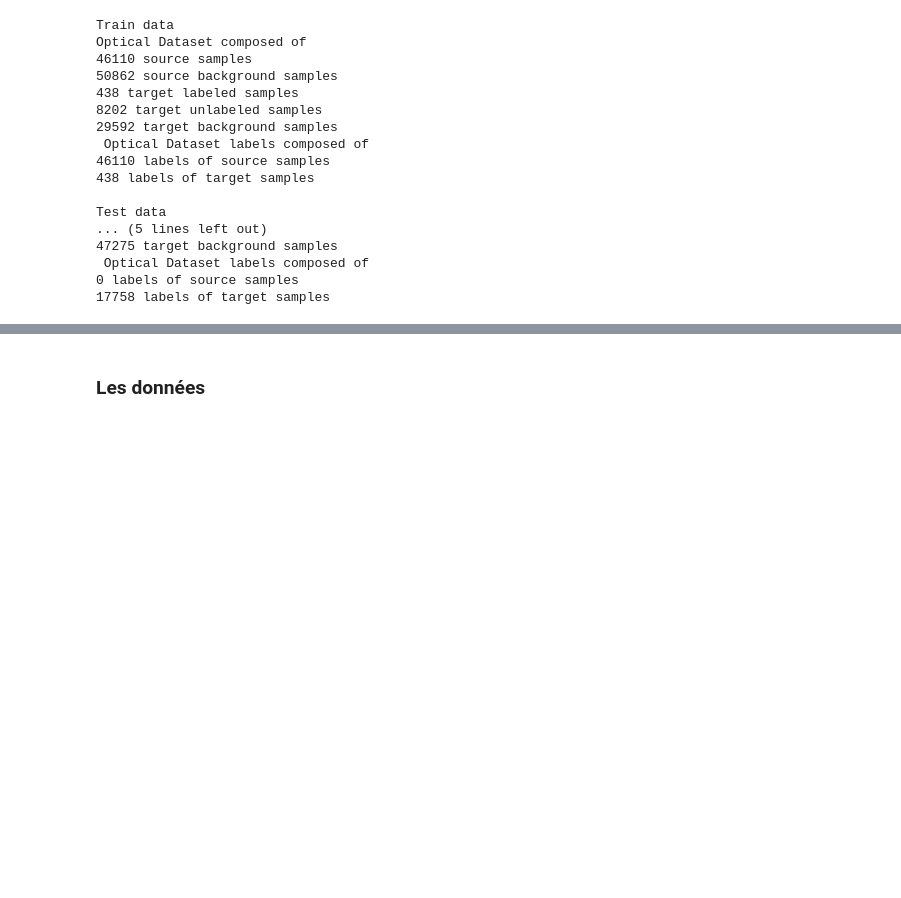
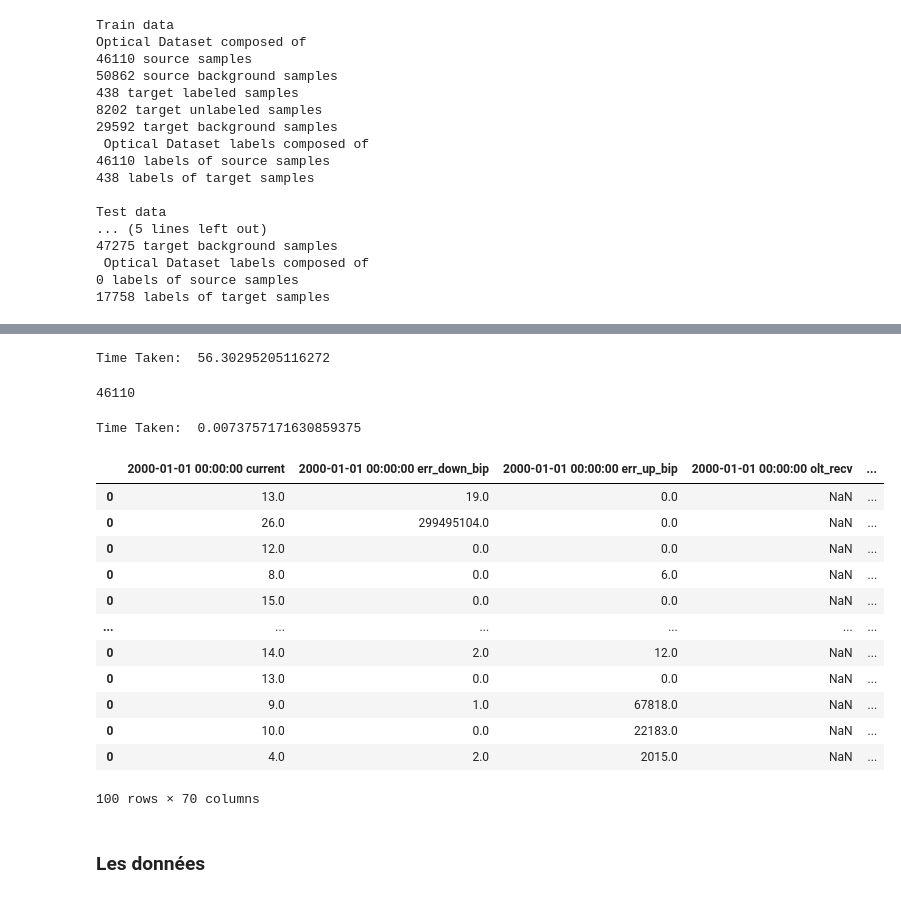
Before and after one commit to aflatoune/Huawei, a Jupyter notebook: oan_failure_starting_kit.ipynb, the cells around one changed output, grey strips where cells are left out. Cells and saved outputs as stored; diff of their text form; code cells hidden in the pictures; blank space fills up the shorter version.

Commit message:
fonction resample time

```diff
--- a/oan_failure_starting_kit.ipynb
+++ b/oan_failure_starting_kit.ipynb
@@ -174,3 +224,67 @@ X_n.resample('6H').max()
+# %%
+from multiprocessing.pool import ThreadPool
+
+def main(s):
+    X, y = create_df_obs(X_train,
+                         source='source',
+                         sample=s,
+                         extra='',
+                         resample={"unit": '6H', "func": 'mean'},
+                         verbose=False,
+                         add_unit=['day'])
+    X = flatten_df(X)
+    liste_df.append(X)
+    return X
+
+liste_df = []
+with ThreadPool() as pool:
+    start = time.time()
+    pool.map(main, range(10000))
+
+print("Time Taken: ", str(time.time()-start))
+X = pd.concat(liste_df)
+# %% [output]
+Time Taken:  56.30295205116272
+# %%
+len(X_train.source)
+# %% [output]
+46110
+# %%
+liste_df = []
+add_unit = []
+
+
+for i in range(100):
+    start=time.time()
+    X, y = create_df_obs(X_train,
+                         source='source',
+                         sample=i,
+                         add_unit=[],
+                         resample={"unit": 'D',
+                                   "func": 'max'},
+                         verbose=False)
+    X = flatten_df(X, name='S')
+    liste_df.append(X)
+print("Time Taken: ", str(time.time()-start))
+X = pd.concat(liste_df)
+# %% [output]
+Time Taken:  0.0073757171630859375
+# %%
+X
+# %% [output]
+|  | 2000-01-01 00:00:00 current | 2000-01-01 00:00:00 err_down_bip | 2000-01-01 00:00:00 err_up_bip | 2000-01-01 00:00:00 olt_recv | ... |
+| 0 | 13.0 | 19.0 | 0.0 | NaN | ... |
+| 0 | 26.0 | 299495104.0 | 0.0 | NaN | ... |
+| 0 | 12.0 | 0.0 | 0.0 | NaN | ... |
+| 0 | 8.0 | 0.0 | 6.0 | NaN | ... |
+| 0 | 15.0 | 0.0 | 0.0 | NaN | ... |
+| ... | ... | ... | ... | ... | ... |
+| 0 | 14.0 | 2.0 | 12.0 | NaN | ... |
+| 0 | 13.0 | 0.0 | 0.0 | NaN | ... |
+| 0 | 9.0 | 1.0 | 67818.0 | NaN | ... |
+| 0 | 10.0 | 0.0 | 22183.0 | NaN | ... |
+| 0 | 4.0 | 2.0 | 2015.0 | NaN | ... |
+100 rows × 70 columns
 # %% [markdown]
 ### Les données
 # %% [markdown]
```
Also changed, not shown: parts of 18 cells of this notebook, 1 other file.
